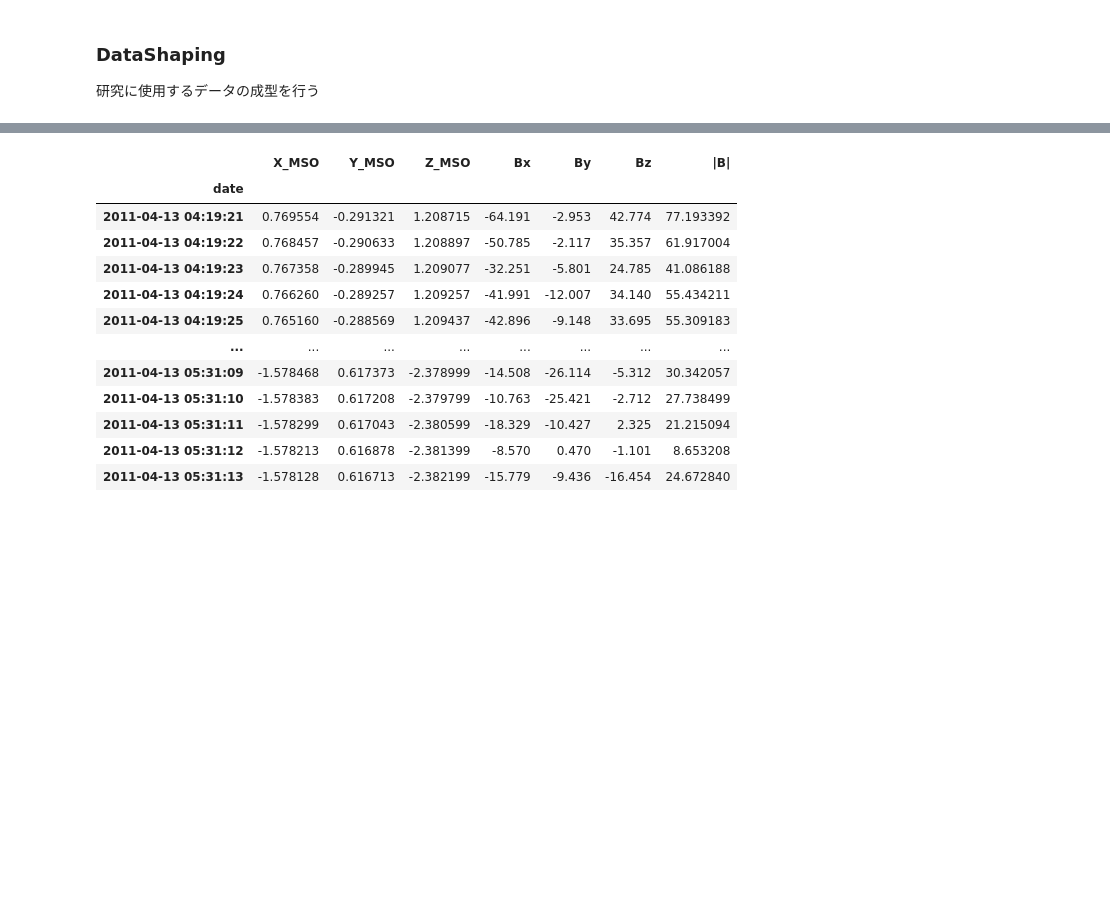
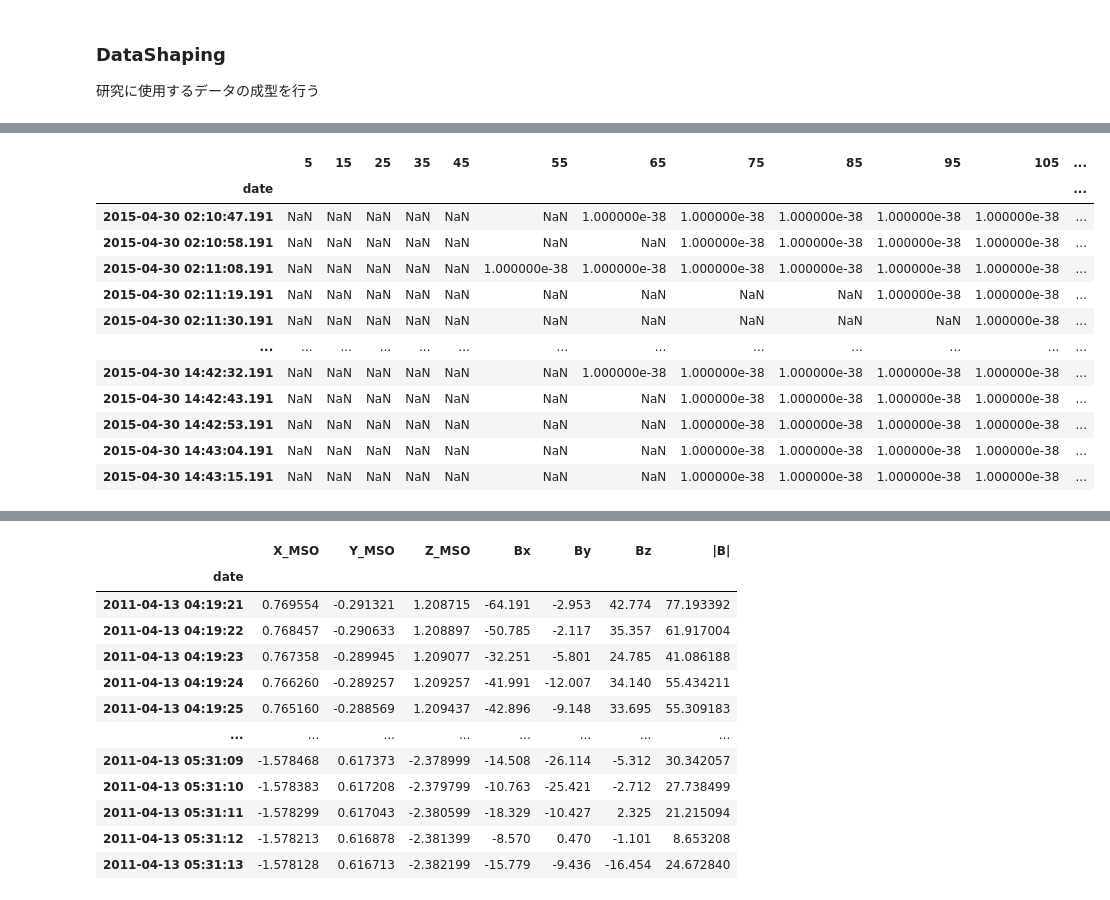
Before and after one commit to streamamz/Research, a Jupyter notebook: DataShaping.ipynb, the cells around one changed output, grey strips where cells are left out. Saved outputs shown, nothing was run; the diff lists cells and outputs as text; code cells hidden in the pictures; blank space fills up the shorter version.

```diff
--- a/DataShaping.ipynb
+++ b/DataShaping.ipynb
@@ -10 +12,71 @@ import os
 import MDUS
+# %%
+# pitch angleのデータの成型
+# ただし，protonのみ
+path = '/home/togawa/data/messenger/fips/pchang/original/'
+years = [2011, 2012, 2013, 2014, 2015]
+angles = [5, 15, 25, 35, 45, 55, 65, 75, 85, 95, 105, 115, 125, 135, 145, 155, 165, 175]
+datatypes = ['H_PA', 'HE2_PA', 'HE_PA', 'NAGROUP_PA', 'OGROUP_PA']
+
+met_start_before = datetime.datetime(2011,1,1) + datetime.timedelta(days=0,hours=0,minutes=0,seconds=38.975)
+met_start_before -= datetime.timedelta(seconds=202327512.000)
+met_start_before = pd.to_datetime(met_start_before)
+
+met_start_after = datetime.datetime(2013,1,1) + datetime.timedelta(days=8,hours=6,minutes=19,seconds=50)
+met_start_after -= datetime.timedelta(seconds=36389.809)
+met_start_after = pd.to_datetime(met_start_after)
+
+for year in years:
+    data_file_path = path + str(year) + '/data_file/'
+    out_file_path = path
+    # data_file_pathにあるファイルをリスト化
+    files = os.listdir(data_file_path)
+    for file in files:
+        # fileの名前のについて
+        # パターンマッチを使って，日付を取得
+        # ファイル名のパターンは'FIPS_PCHANG_[0-9]{4}[0-9]{4}_DDR_V[0-9]{2}.TAB'
+        date = re.match(r'(FIPS_PCHANG_)([0-9]{4})([0-9]{3})*', file)
+        y = date.groups()[1]
+        d = date.groups()[2]
+
+        print(y, d)
+
+        result_file_name = str(y) + '_' + str(d) + '.pkl'
+        # 時刻の成型
+        if year <= 2012:
+            met_start = met_start_before
+        elif year >= 2014:
+            met_start = met_start_after
+        elif int(d) <= 8:
+            met_start = met_start_before
+        else:
+            met_start = met_start_after
+
+
+        # ファイル読み込み
+        input_file = data_file_path + file
+        data = pd.read_csv(input_file,skiprows=4,header=None,delim_whitespace=True)
+        # データの成型
+        for j in range(len(datatypes)):
+            datatype = datatypes[j]
+            result = pd.DataFrame()
+            out_file_path = '/home/togawa/data/messenger/fips/pchang/' + datatype + '/' + result_file_name
+            # 日付の成型
+            dates = []
+            for i in data[1].values:
+                dates.append(met_start + datetime.timedelta(seconds=i))
+            result['date'] = dates
+            # データの成型
+            for i in range(len(angles)):
+                result[angles[i]] = data[2 + i + 18*j].values
+
+            result = result.set_index('date')
+
+            # 観測していない場合にはnp.nanに，
+            # 観測していても0の場合には1e-38に変換する
+            result = result.where(result >= 0, np.nan)
+            result.replace(0, 1e-38, inplace=True)
+            result.to_pickle(out_file_path)
+result
+        # print(result_file_name)
+# %% [output]
@@ -10,0 +100,13 @@ import MDUS
+|  | 5 | 15 | 25 | 35 | 45 | 55 | 65 | 75 | 85 | 95 | 105 | ... |
+| date |  |  |  |  |  |  |  |  |  |  |  | ... |
+| 2015-04-30 02:10:47.191 | NaN | NaN | NaN | NaN | NaN | NaN | 1.000000e-38 | 1.000000e-38 | 1.000000e-38 | 1.000000e-38 | 1.000000e-38 | ... |
+| 2015-04-30 02:10:58.191 | NaN | NaN | NaN | NaN | NaN | NaN | NaN | 1.000000e-38 | 1.000000e-38 | 1.000000e-38 | 1.000000e-38 | ... |
+| 2015-04-30 02:11:08.191 | NaN | NaN | NaN | NaN | NaN | 1.000000e-38 | 1.000000e-38 | 1.000000e-38 | 1.000000e-38 | 1.000000e-38 | 1.000000e-38 | ... |
+| 2015-04-30 02:11:19.191 | NaN | NaN | NaN | NaN | NaN | NaN | NaN | NaN | NaN | 1.000000e-38 | 1.000000e-38 | ... |
+| 2015-04-30 02:11:30.191 | NaN | NaN | NaN | NaN | NaN | NaN | NaN | NaN | NaN | NaN | 1.000000e-38 | ... |
+| ... | ... | ... | ... | ... | ... | ... | ... | ... | ... | ... | ... | ... |
+| 2015-04-30 14:42:32.191 | NaN | NaN | NaN | NaN | NaN | NaN | 1.000000e-38 | 1.000000e-38 | 1.000000e-38 | 1.000000e-38 | 1.000000e-38 | ... |
+| 2015-04-30 14:42:43.191 | NaN | NaN | NaN | NaN | NaN | NaN | NaN | 1.000000e-38 | 1.000000e-38 | 1.000000e-38 | 1.000000e-38 | ... |
+| 2015-04-30 14:42:53.191 | NaN | NaN | NaN | NaN | NaN | NaN | NaN | 1.000000e-38 | 1.000000e-38 | 1.000000e-38 | 1.000000e-38 | ... |
+| 2015-04-30 14:43:04.191 | NaN | NaN | NaN | NaN | NaN | NaN | NaN | 1.000000e-38 | 1.000000e-38 | 1.000000e-38 | 1.000000e-38 | ... |
+| 2015-04-30 14:43:15.191 | NaN | NaN | NaN | NaN | NaN | NaN | NaN | 1.000000e-38 | 1.000000e-38 | 1.000000e-38 | 1.000000e-38 | ... |
```
Also changed, not shown: parts of 2 cells of this notebook, 14 other files.
